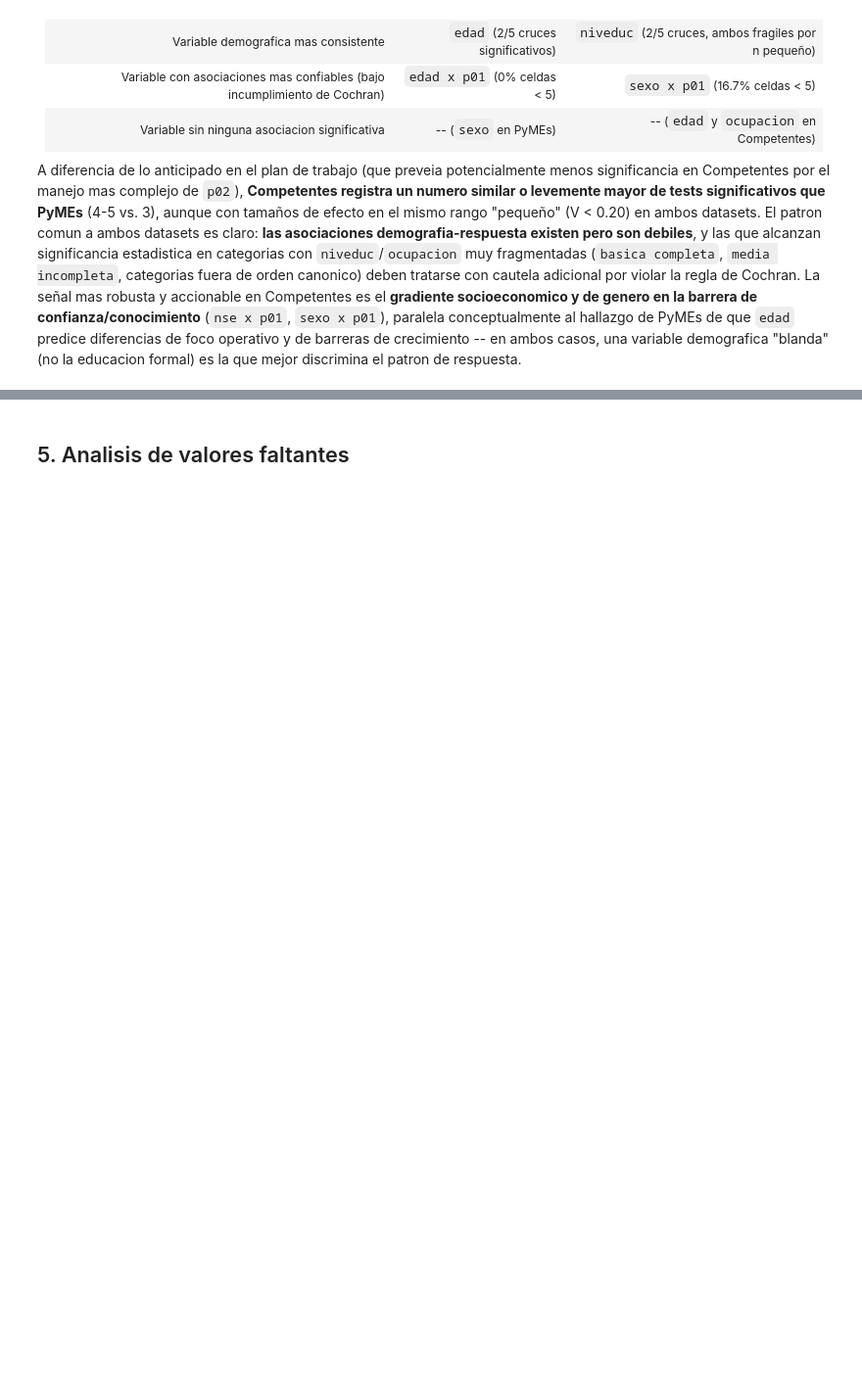
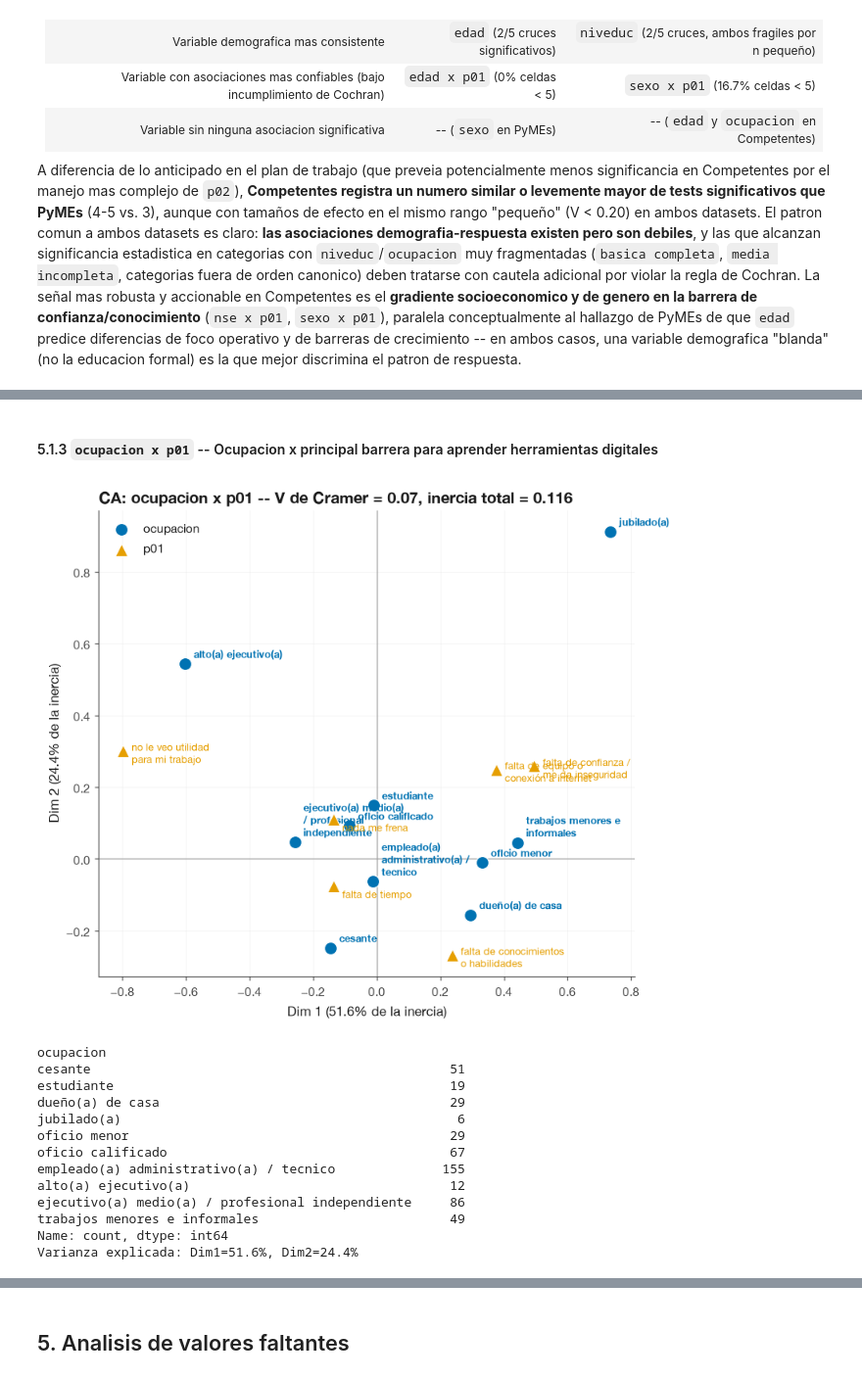
Before and after one commit to tomasleale/icd_ia, a Jupyter notebook: ia_icd_competentes_analysis.ipynb, the cells around one changed output, grey strips where cells are left out. Shown at 98% size. Cells and saved outputs as stored; diff of their text form; code cells hidden in the pictures; blank space fills up the shorter version.

```diff
--- a/ia_icd_competentes_analysis.ipynb
+++ b/ia_icd_competentes_analysis.ipynb
@@ -847,0 +976,34 @@ formal) es la que mejor discrimina el patron de respuesta.
+# %% [markdown]
+#### 5.1.3 `ocupacion x p01` -- Ocupacion x principal barrera para aprender herramientas digitales
+# %%
+demo, resp = "ocupacion", "p01"
+ct = pd.crosstab(dfcomp[demo], dfcomp[resp])
+res = correspondence_analysis(ct)
+ca_results[(demo, resp)] = res
+match = results_df[(results_df["rows"] == demo) & (results_df["cols"] == resp)].iloc[0]
+
+ax = ca_biplot(
+    res, row_label=f"{demo}", col_label=f"{resp}",
+    title=(f"CA: {demo} x {resp} -- V de Cramer = {match['cramers_v']:.2f}"
+           f"{'*' if match['significant'] else ''}, inercia total = {res['total_inertia']:.3f}"),
+)
+save_fig(ax, f"ca_{demo}_x_{resp}.png", subdir="comp/ca_biplots")
+plt.show()
+print(dfcomp[demo].value_counts(sort=False))
+print(f"Varianza explicada: Dim1={res['explained_variance'][0]*100:.1f}%, "
+      f"Dim2={res['explained_variance'][1]*100:.1f}%")
+# %% [output]
+[figure, added]
+ocupacion
+cesante                                               51
+estudiante                                            19
+dueño(a) de casa                                      29
+jubilado(a)                                            6
+oficio menor                                          29
+oficio calificado                                     67
+empleado(a) administrativo(a) / tecnico              155
+alto(a) ejecutivo(a)                                  12
+ejecutivo(a) medio(a) / profesional independiente     86
+trabajos menores e informales                         49
+Name: count, dtype: int64
+Varianza explicada: Dim1=51.6%, Dim2=24.4%
```
Also changed, not shown: parts of 24 cells of this notebook, 16 other files.
